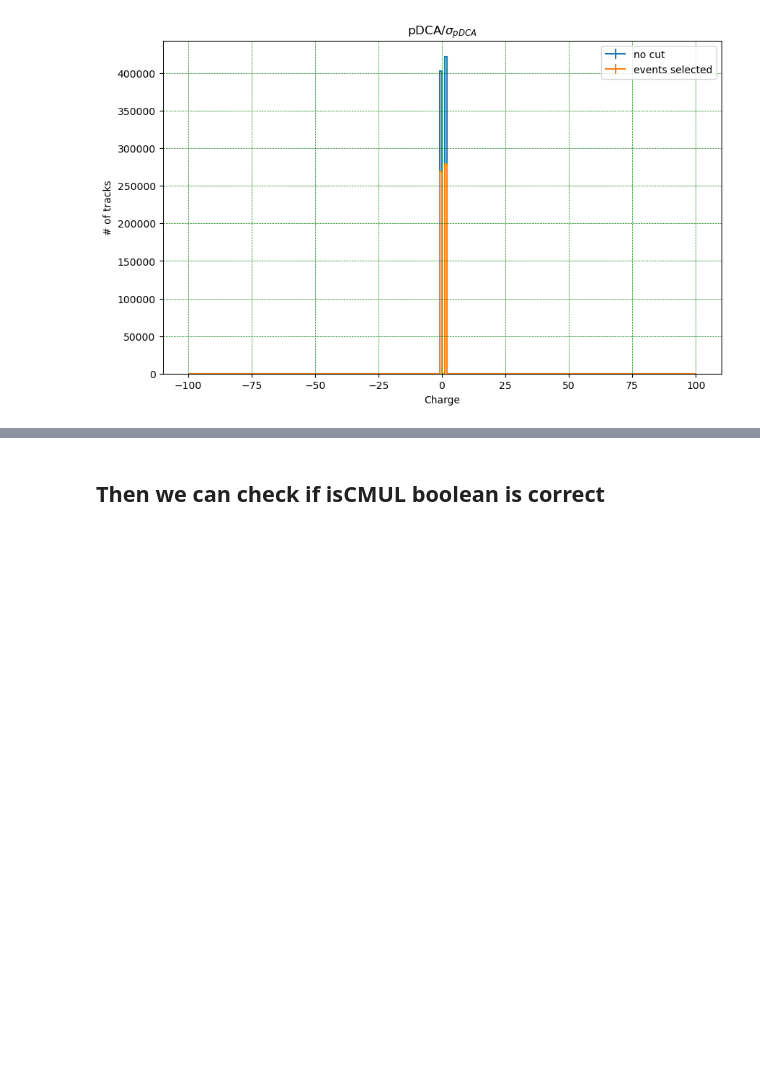
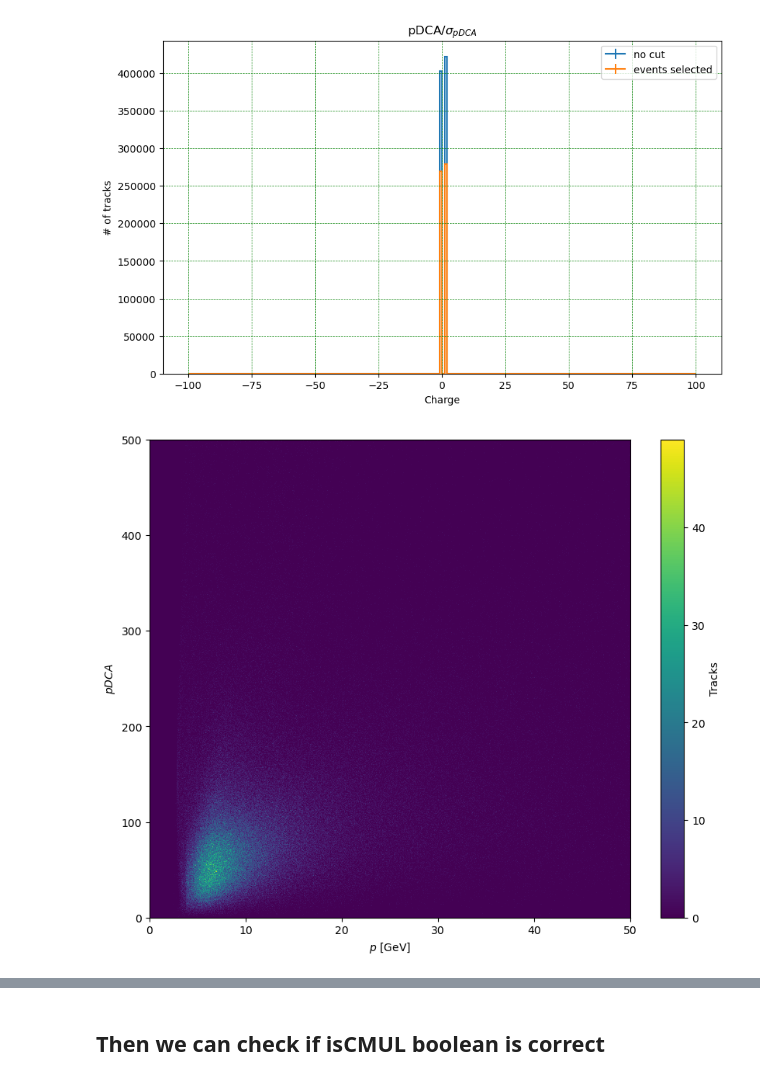
Before and after one commit to 00Goldy/qqbar2mumu-2025, a Jupyter notebook: notebooks/DATA/Data_Checks.ipynb, the cells around one changed output, grey strips where cells are left out. Cells and saved outputs as stored; diff of their text form; code cells hidden in the pictures; blank space fills up the shorter version.

Commit message:
Adding a pDCA VS p plot

```diff
--- a/notebooks/DATA/Data_Checks.ipynb
+++ b/notebooks/DATA/Data_Checks.ipynb
@@ -117,6 +121,11 @@ vhsigmapDCARaw = hist.Hist(hist.axis.Regular(bins=200,start=0,stop=300,name=r'$\
 vhfractionRaw = hist.Hist(hist.axis.Regular(bins=200,start=0,stop=10,name=r'pDCA/$\sigma_{pDCA}$'))
 vhchargeRaw = hist.Hist(hist.axis.Regular(bins=200,start=-100,stop=100,name='Charge'))
 vhPRaw = hist.Hist(hist.axis.Regular(bins=1000,start=0,stop=100,name='p'))
+vhpDCA_VS_pRaw = hist.Hist(
+    hist.axis.Regular(bins=1000, start=0, stop=50, name="p", label=r"$p$"),
+    hist.axis.Regular(bins=1000, start=0, stop=500, name="pDCA", label=r"pDCA")
+)
+
 
 #Event selection
 vhMagEvSel = hist.Hist(hist.axis.Regular(bins=100,start=0,stop=100,name='$|p|$'))
@@ -127,12 +136,16 @@ vhsigmapDCAEvSel = hist.Hist(hist.axis.Regular(bins=200,start=0,stop=300,name=r'
 vhfractionEvSel = hist.Hist(hist.axis.Regular(bins=200,start=0,stop=10,name=r'pDCA/$\sigma_{pDCA}$'))
 vhchargeEvSel = hist.Hist(hist.axis.Regular(bins=200,start=-100,stop=100,name='Charge'))
 vhPEvSel = hist.Hist(hist.axis.Regular(bins=1000,start=0,stop=100,name='p'))
+vhpDCA_VS_pEvSel = hist.Hist(
+    hist.axis.Regular(bins=1000, start=0, stop=50, name="p", label=r"$p$"),
+    hist.axis.Regular(bins=1000, start=0, stop=500, name="pDCA", label=r"pDCA")
+)
 
 scan(dataDescription=f"{BASEDIR}/run291694.{DATATYPE}.root:eventsTree",
-          hMag=vhMagRaw, hPhi=vhPhiRaw, hPT=vhPTRaw, hpDCA=vhpDCARaw, hsigmapDCA=vhsigmapDCARaw, hfraction=vhfractionRaw, hcharge = vhchargeRaw, hP=hPRaw)
+          hMag=vhMagRaw, hPhi=vhPhiRaw, hPT=vhPTRaw, hpDCA=vhpDCARaw, hsigmapDCA=vhsigmapDCARaw, hfraction=vhfractionRaw, hcharge = vhchargeRaw, hP=vhPRaw, hpDCA_VS_p=vhpDCA_VS_pRaw)
 
 scan(dataDescription=f"{BASEDIR}/run291694.{DATATYPE}.root:eventsTree",
-          hMag=vhMagEvSel, hPhi=vhPhiEvSel, hPT=vhPTEvSel, hpDCA=vhpDCAEvSel, hsigmapDCA=vhsigmapDCAEvSel, hfraction=vhfractionEvSel, hcharge =vhchargeEvSel, hP=hPEvSel,
+          hMag=vhMagEvSel, hPhi=vhPhiEvSel, hPT=vhPTEvSel, hpDCA=vhpDCAEvSel, hsigmapDCA=vhsigmapDCAEvSel, hfraction=vhfractionEvSel, hcharge =vhchargeEvSel, hP=vhPEvSel, hpDCA_VS_p=vhpDCA_VS_pEvSel,
           #eventSelector=lambda x: x["isCMSL"]==True,
           trackSelector=lambda x: (x.pt>0.5))
 # %% [output]
@@ -201,6 +214,15 @@ plt.legend();
 #plt.savefig("pDCA_sigmapDCA_run291694.png")
 # %% [output]
 [figure]
+# %%
+plt.figure(figsize=(10, 8))
+plt.pcolormesh(*vhpDCA_VS_pRaw.axes.edges.T, vhpDCA_VS_pRaw.values().T, cmap='viridis')
+plt.colorbar(label='Tracks')
+plt.xlabel(r'$p$ [GeV]')
+plt.ylabel(r'$pDCA$')
+plt.show()
+# %% [output]
+[figure, added]
 # %%
 Plot(vhfractionEvSel, vhfractionRaw,0,0)
 # %% [output]
```
Also changed, not shown: parts of 4 cells of this notebook.
